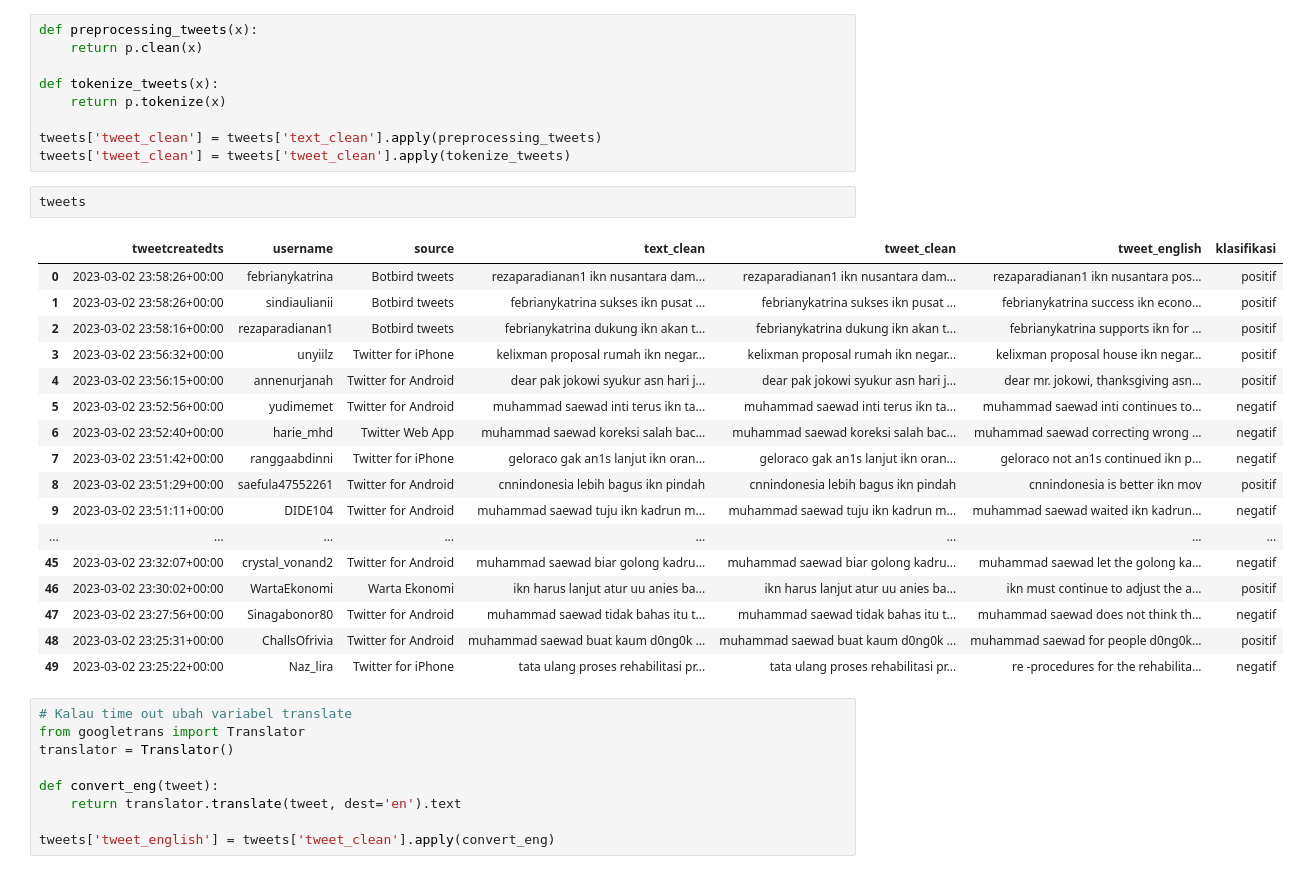
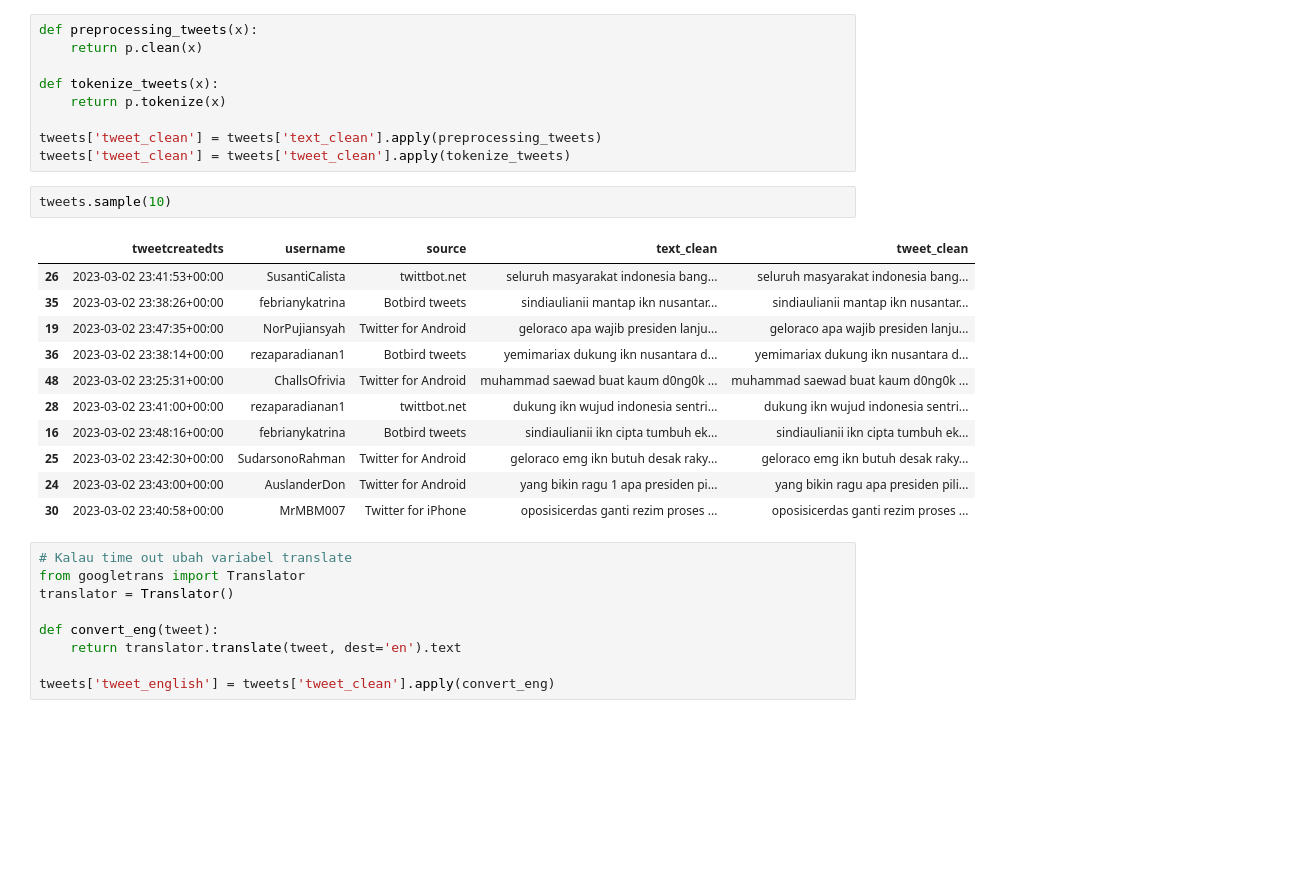
Before and after one commit to FaddliLWibowo/Twitter-Sentiment-Analysis-with-Streamlit, a Jupyter notebook: Data_Collection_From_Twitter_with_Textblob.ipynb, the cells around one changed output. Cells and saved outputs as stored; diff of their text form; blank space fills up the shorter version.

Commit message:
xtblob.ipynb Data Collection From Twitter with Textblob

```diff
--- a/Data_Collection_From_Twitter_with_Textblob.ipynb
+++ b/Data_Collection_From_Twitter_with_Textblob.ipynb
@@ -182,25 +176,19 @@ def tokenize_tweets(x):
 tweets['tweet_clean'] = tweets['text_clean'].apply(preprocessing_tweets)
 tweets['tweet_clean'] = tweets['tweet_clean'].apply(tokenize_tweets)
 # %%
-tweets
+tweets.sample(10)
 # %% [output]
-|  | tweetcreatedts | username | source | text_clean | tweet_clean | tweet_english | klasifikasi |
-| 0 | 2023-03-02 23:58:26+00:00 | febrianykatrina | Botbird tweets | rezaparadianan1 ikn nusantara dam... | rezaparadianan1 ikn nusantara dam... | rezaparadianan1 ikn nusantara pos... | positif |
-| 1 | 2023-03-02 23:58:26+00:00 | sindiaulianii | Botbird tweets | febrianykatrina sukses ikn pusat ... | febrianykatrina sukses ikn pusat ... | febrianykatrina success ikn econo... | positif |
-| 2 | 2023-03-02 23:58:16+00:00 | rezaparadianan1 | Botbird tweets | febrianykatrina dukung ikn akan t... | febrianykatrina dukung ikn akan t... | febrianykatrina supports ikn for ... | positif |
-| 3 | 2023-03-02 23:56:32+00:00 | unyiilz | Twitter for iPhone | kelixman proposal rumah ikn negar... | kelixman proposal rumah ikn negar... | kelixman proposal house ikn negar... | positif |
-| 4 | 2023-03-02 23:56:15+00:00 | annenurjanah | Twitter for Android | dear pak jokowi syukur asn hari j... | dear pak jokowi syukur asn hari j... | dear mr. jokowi, thanksgiving asn... | positif |
-| 5 | 2023-03-02 23:52:56+00:00 | yudimemet | Twitter for Android | muhammad saewad inti terus ikn ta... | muhammad saewad inti terus ikn ta... | muhammad saewad inti continues to... | negatif |
-| 6 | 2023-03-02 23:52:40+00:00 | harie_mhd | Twitter Web App | muhammad saewad koreksi salah bac... | muhammad saewad koreksi salah bac... | muhammad saewad correcting wrong ... | negatif |
-| 7 | 2023-03-02 23:51:42+00:00 | ranggaabdinni | Twitter for iPhone | geloraco gak an1s lanjut ikn oran... | geloraco gak an1s lanjut ikn oran... | geloraco not an1s continued ikn p... | negatif |
-| 8 | 2023-03-02 23:51:29+00:00 | saefula47552261 | Twitter for Android | cnnindonesia lebih bagus ikn pindah | cnnindonesia lebih bagus ikn pindah | cnnindonesia is better ikn mov | positif |
-| 9 | 2023-03-02 23:51:11+00:00 | DIDE104 | Twitter for Android | muhammad saewad tuju ikn kadrun m... | muhammad saewad tuju ikn kadrun m... | muhammad saewad waited ikn kadrun... | negatif |
-| ... | ... | ... | ... | ... | ... | ... | ... |
-| 45 | 2023-03-02 23:32:07+00:00 | crystal_vonand2 | Twitter for Android | muhammad saewad biar golong kadru... | muhammad saewad biar golong kadru... | muhammad saewad let the golong ka... | negatif |
-| 46 | 2023-03-02 23:30:02+00:00 | WartaEkonomi | Warta Ekonomi | ikn harus lanjut atur uu anies ba... | ikn harus lanjut atur uu anies ba... | ikn must continue to adjust the a... | positif |
-| 47 | 2023-03-02 23:27:56+00:00 | Sinagabonor80 | Twitter for Android | muhammad saewad tidak bahas itu t... | muhammad saewad tidak bahas itu t... | muhammad saewad does not think th... | negatif |
-| 48 | 2023-03-02 23:25:31+00:00 | ChallsOfrivia | Twitter for Android | muhammad saewad buat kaum d0ng0k ... | muhammad saewad buat kaum d0ng0k ... | muhammad saewad for people d0ng0k... | positif |
-| 49 | 2023-03-02 23:25:22+00:00 | Naz_lira | Twitter for iPhone | tata ulang proses rehabilitasi pr... | tata ulang proses rehabilitasi pr... | re -procedures for the rehabilita... | negatif |
+|  | tweetcreatedts | username | source | text_clean | tweet_clean |
+| 26 | 2023-03-02 23:41:53+00:00 | SusantiCalista | twittbot.net | seluruh masyarakat indonesia bang... | seluruh masyarakat indonesia bang... |
+| 35 | 2023-03-02 23:38:26+00:00 | febrianykatrina | Botbird tweets | sindiaulianii mantap ikn nusantar... | sindiaulianii mantap ikn nusantar... |
+| 19 | 2023-03-02 23:47:35+00:00 | NorPujiansyah | Twitter for Android | geloraco apa wajib presiden lanju... | geloraco apa wajib presiden lanju... |
+| 36 | 2023-03-02 23:38:14+00:00 | rezaparadianan1 | Botbird tweets | yemimariax dukung ikn nusantara d... | yemimariax dukung ikn nusantara d... |
+| 48 | 2023-03-02 23:25:31+00:00 | ChallsOfrivia | Twitter for Android | muhammad saewad buat kaum d0ng0k ... | muhammad saewad buat kaum d0ng0k ... |
+| 28 | 2023-03-02 23:41:00+00:00 | rezaparadianan1 | twittbot.net | dukung ikn wujud indonesia sentri... | dukung ikn wujud indonesia sentri... |
+| 16 | 2023-03-02 23:48:16+00:00 | febrianykatrina | Botbird tweets | sindiaulianii ikn cipta tumbuh ek... | sindiaulianii ikn cipta tumbuh ek... |
+| 25 | 2023-03-02 23:42:30+00:00 | SudarsonoRahman | Twitter for Android | geloraco emg ikn butuh desak raky... | geloraco emg ikn butuh desak raky... |
+| 24 | 2023-03-02 23:43:00+00:00 | AuslanderDon | Twitter for Android | yang bikin ragu 1 apa presiden pi... | yang bikin ragu apa presiden pili... |
+| 30 | 2023-03-02 23:40:58+00:00 | MrMBM007 | Twitter for iPhone | oposisicerdas ganti rezim proses ... | oposisicerdas ganti rezim proses ... |
 # %%
 # Kalau time out ubah variabel translate
 from googletrans import Translator
```
Also changed, not shown: parts of 2 cells of this notebook.
